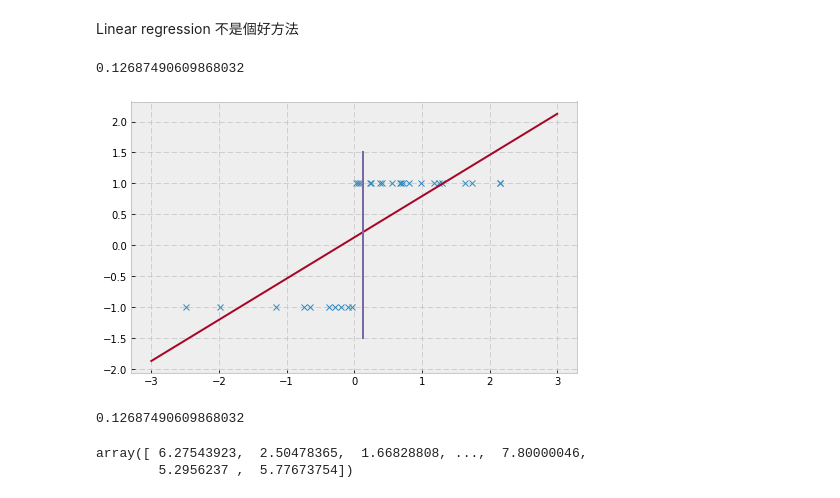
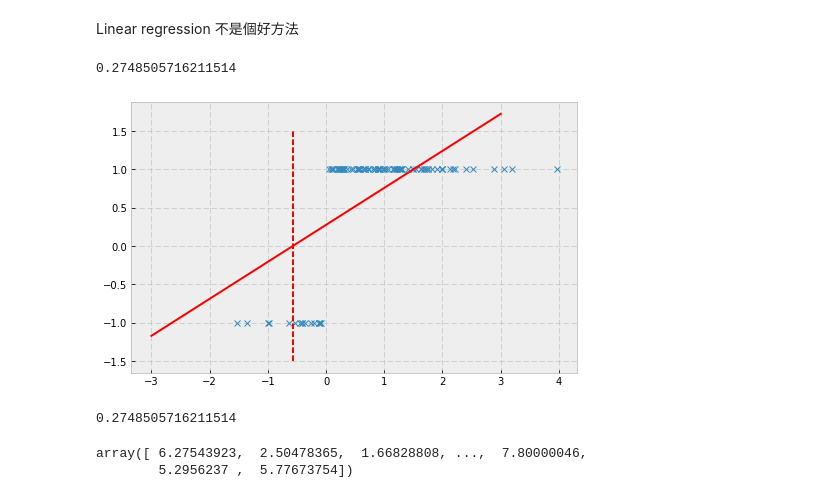
Before and after one commit to tjwei/HackNTU_Data_2017, a Jupyter notebook: Week02/02-Linear Regression.ipynb, the cells around one changed output. Cells and saved outputs as stored; diff of their text form; code cells hidden in the pictures.

```diff
--- a/Week02/02-Linear Regression.ipynb
+++ b/Week02/02-Linear Regression.ipynb
@@ -205,21 +205,21 @@ np.mean((regr.predict(test_X)-test_y)**2)
 # %% [markdown]
 Linear regression 不是個好方法
 # %%
-X = np.random.normal(0.5,   size=(30,1))
-y = (X[:,0]>0).flatten()*2-1
+X = np.random.normal(1, size=(100,1))
+y = (X[:,0]>0).ravel()*2-1
 regr = linear_model.LinearRegression().fit(X, y)
 test_X=np.linspace(-3,3,10).reshape(-1,1)
 plt.plot(X, y, 'x');
-plt.plot(test_X, regr.predict(test_X))
-plt.plot([regr.intercept_]*2, [-1.5,1.5])
+plt.plot(test_X, regr.predict(test_X), 'r')
+plt.plot([-regr.intercept_/regr.coef_[0]]*2, [-1.5,1.5], 'r--')
 regr.intercept_
 # %% [output]
-0.12687490609868032
+0.2748505716211514
-[figure, old version]
+[figure, new version]
 # %%
 regr.intercept_
 # %% [output]
-0.12687490609868032
+0.2748505716211514
 # %%
 import gzip
 import pickle
```
Also changed, not shown: parts of 20 cells of this notebook, 2 other files.
